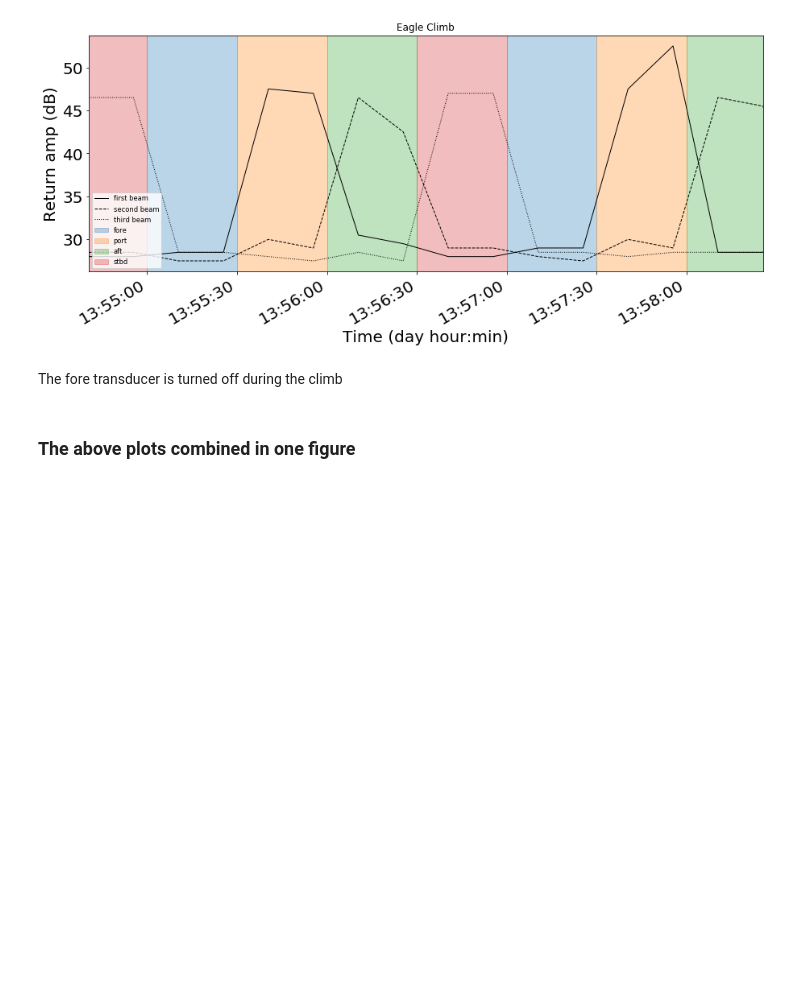
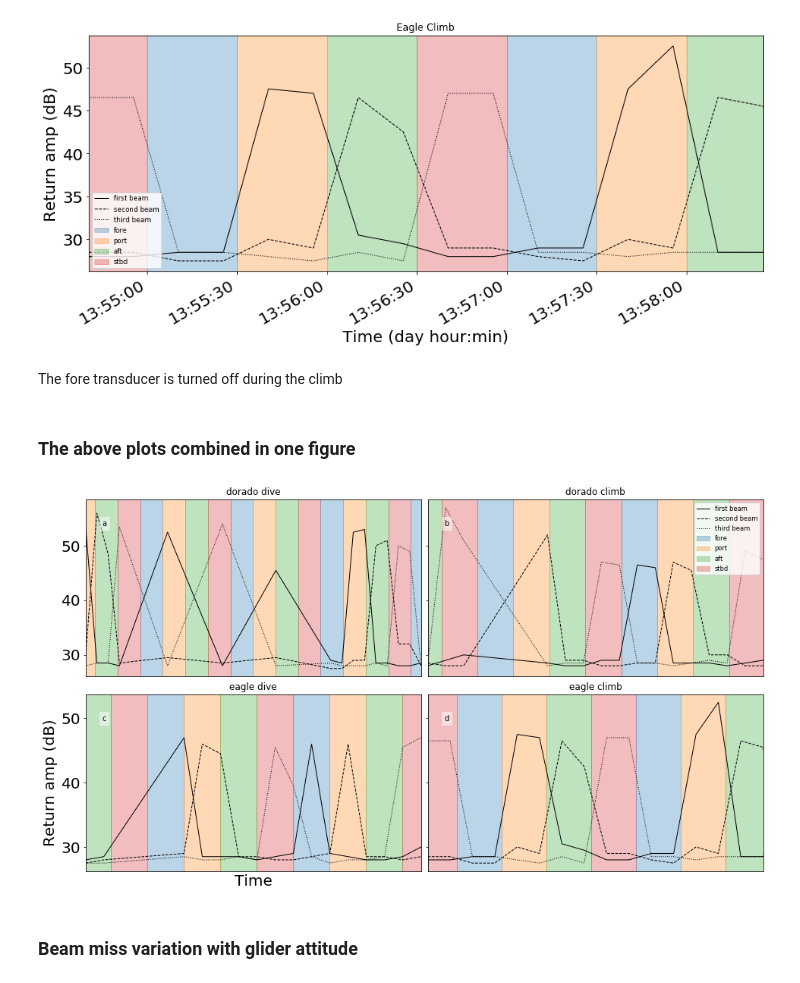
Before and after one commit to callumrollo/adcp-glider, a Jupyter notebook: notebooks/bench_tests.ipynb, the cells around one changed output. Cells and saved outputs as stored; diff of their text form; code cells hidden in the pictures; blank space fills up the shorter version.

Commit message:
added beam miss figure and subplot labelling

```diff
--- a/notebooks/bench_tests.ipynb
+++ b/notebooks/bench_tests.ipynb
@@ -41,6 +41,23 @@ import matplotlib.pyplot as plt
 from matplotlib import style
 style_path = library_dir / 'src' / 'visualization' / 'presentation.mplstyle'
 style.use(str(style_path))
+# %%
+def letterboxes(ax,loc=[0.05,0.85],nobox=False,box_alpha=0.5,offset=0):
+    """
+    For printing letters onto subplots. Defaults to the upper left corner
+    Can take a replacement single location with the loc kwarg
+    loc can be specified in pairs of x,y coordinates [[x1,y1],[x2,y2]] etc
+    offset to start from another letter offset=2 to start from c etc.
+    """
+    if np.size(loc)==2:
+        loc = np.tile(loc,(len(ax),1))
+    loc = np.array(loc)
+    for num in range(len(ax)):
+        if nobox==False:
+            ax[num].text(loc[num,0],loc[num,1],chr(num+97+offset),transform=ax[num].transAxes,
+              bbox=dict(facecolor='white', edgecolor='none',alpha=box_alpha))
+        else:
+            ax[num].text(loc[num,0],loc[num,1],chr(num+97+offset),transform=ax[num].transAxes)
 # %%
 dorado_path = Path('../data/dorado')
 eagle_path = Path('../data/eagle')
@@ -131,17 +148,22 @@ The fore transducer is turned off during the climb
 # %%
 fig, ax = plt.subplots(2,2,figsize=(16,10), sharey='row', sharex=False)
 fig.subplots_adjust(hspace=0.1, wspace=0.02)
 
 ax = ax.ravel()
 datasets = [dorado_dive, dorado_climb, eagle_dive, eagle_climb]
 ds_names = ["dorado dive", "dorado climb", "eagle dive", "eagle climb"]
 for ax_no, dataset in enumerate(datasets):
     ax[ax_no].plot(dataset.time, dataset.amp_beam[:,1,0], color='k', linestyle='-', label="first beam")
     ax[ax_no].plot(dataset.time, dataset.amp_beam[:,1,1], color='k', linestyle='--', label="second beam")
     ax[ax_no].plot(dataset.time, dataset.amp_beam[:,1,2], color='k', linestyle='dotted', label="third beam")
     ax[ax_no].set(xlim=[dataset.time[0], dataset.time[15]], xticks=[],title=ds_names[ax_no])
     beam_shade(ax[ax_no])
     fig.autofmt_xdate()
 ax[2].set(xlabel='Time',ylabel='Return amp (dB)')
 ax[1].legend(loc=1);
+letterboxes(ax)
 fig.savefig('../reports/bench_test_figures/transducer_tests.png')
+# %% [output]
+[figure, added]
+# %% [markdown]
+### Beam miss variation with glider attitude
```
Also changed, not shown: parts of 2 cells of this notebook, 2 other files.
